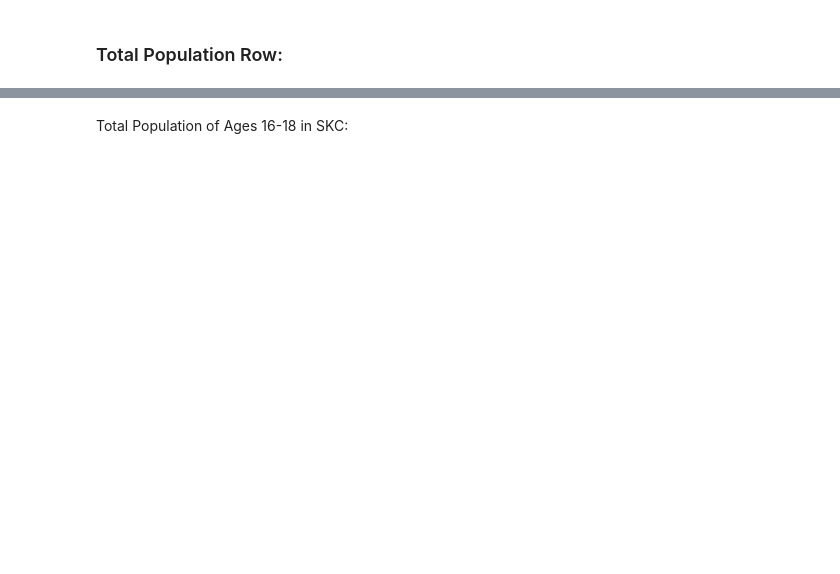
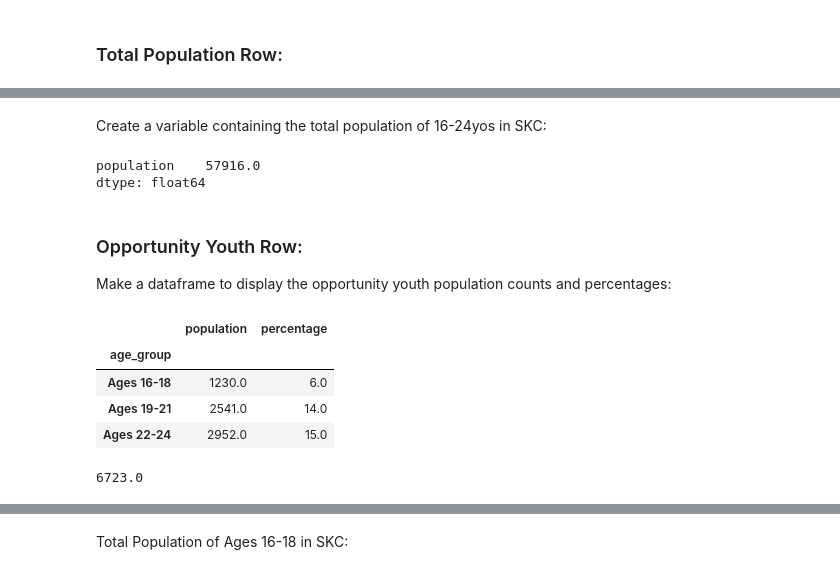
Before and after one commit to lecritch/mod-1-project-chicago-seattle-ds-051120, a Jupyter notebook: notebooks/exploratory/08_pt3_values_lc.ipynb, the cells around one changed output, grey strips where cells are left out. Saved outputs shown, nothing was run; the diff lists cells and outputs as text; code cells hidden in the pictures; blank space fills up the shorter version.

Commit message:
finished generating values for table for part 3.  Table ready to be aggregated by Dann

```diff
--- a/notebooks/exploratory/08_pt3_values_lc.ipynb
+++ b/notebooks/exploratory/08_pt3_values_lc.ipynb
@@ -91,0 +100,4 @@ skc_df
+# %%
+tot_pops_df = skc_df.groupby(['age_group']).sum().drop(columns = ['age', 'is_oy'])
+tot_pops_df.rename(columns = {'person_weight': 'population'}, inplace = True)
+tot_pops_df
@@ -91,0 +110,27 @@ skc_df
+# %% [markdown]
+Create a variable containing the total population of 16-24yos in SKC:
+# %%
+tot_pop = tot_pops_df.sum()
+tot_pop
+# %% [output]
+population    57916.0
+dtype: float64
+# %% [markdown]
+### Opportunity Youth Row:
+Make a dataframe to display the opportunity youth population counts and percentages:
+# %%
+oy_pop_df = skc_df[skc_df['is_oy']].groupby(['age_group']).sum().drop(columns = ['age', 'is_oy'])
+oy_pop_df.rename(columns = {'person_weight': 'population'}, inplace = True)
+oy_pop_df['percentage'] = round(oy_pop_df['population'] / tot_pops_df['population'] * 100)
+oy_pop_df
+# %% [output]
+|  | population | percentage |
+| age_group |  |  |
+| Ages 16-18 | 1230.0 | 6.0 |
+| Ages 19-21 | 2541.0 | 14.0 |
+| Ages 22-24 | 2952.0 | 15.0 |
+# %%
+oy_tot_pop = oy_pop_df['population'].sum()
+oy_tot_pop
+# %% [output]
+6723.0
```
Also changed, not shown: parts of 33 cells of this notebook.
